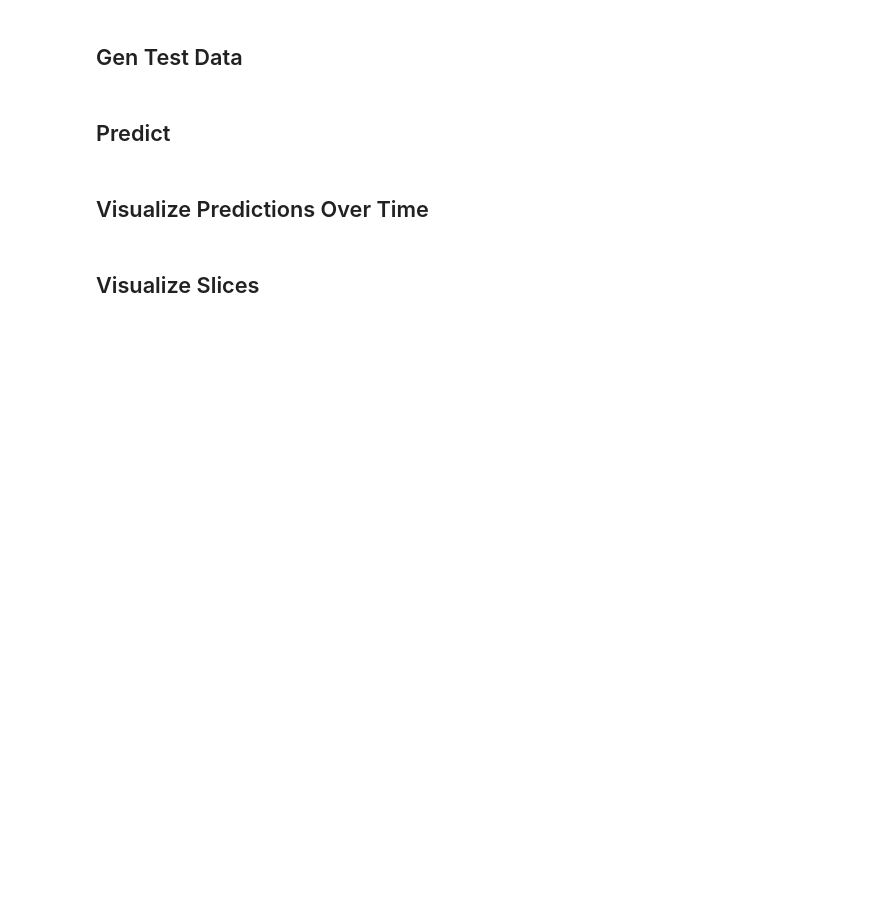
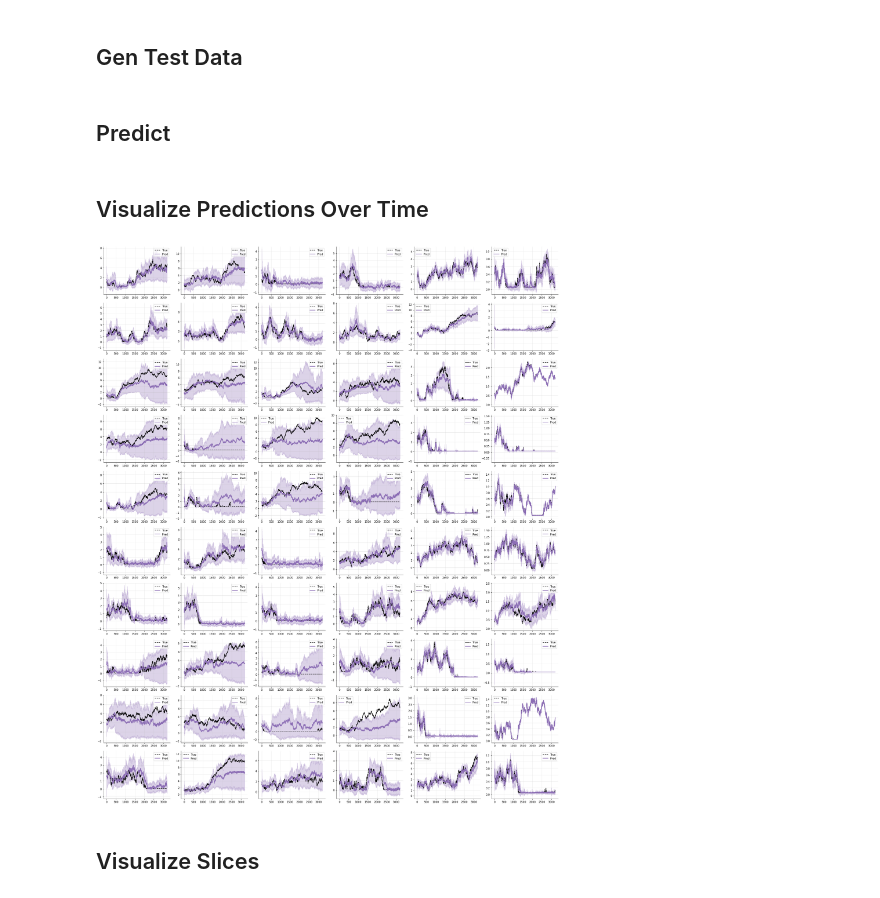
Before and after one commit to LuSchumacher/dynamic_ddm, a Jupyter notebook: notebooks/estimate_gp_prob_full_3200_offline.ipynb, the cells around one changed output. Cells and saved outputs as stored; diff of their text form; code cells hidden in the pictures; blank space fills up the shorter version.

```diff
--- a/notebooks/estimate_gp_prob_full_3200_offline.ipynb
+++ b/notebooks/estimate_gp_prob_full_3200_offline.ipynb
@@ -188,24 +212,26 @@ params_test, x_test = generator_fun(TEST_SIZE)
 # %%
 preds = network(x_test)
 # %%
-theta_means = preds.mean()[:, :, 6:]
-theta_stds = preds.stddev()[:, :, 6:]
-theta_test = params_test[:, :, 6:]
+theta_means = preds.mean()[:, :, 6:]  * PARAMS_STD[6:] + PARAMS_MEAN[6:]
+theta_stds = preds.stddev()[:, :, 6:] * PARAMS_STD[6:]
+theta_test = params_test[:, :, 6:] * PARAMS_STD[6:] + PARAMS_MEAN[6:]
 # %% [markdown]
 ##  Visualize Predictions Over Time
 # %%
 f, axarr = plt.subplots(TEST_SIZE, 6, figsize=(25, 30))
 std_mul = 2
 time = np.arange(1, theta_test.shape[1]+1)
 for j in range(TEST_SIZE):
     for i in range(6):
         ax = axarr[j, i]
         ax.plot(time, theta_test[j, :, i], label='True', color='black', linestyle='dashed')
-        # ax.plot(time, theta_means[j, :, i], label='Pred', lw=2, color='#8c6eb5')
-        # ax.fill_between(time,
-        #                 theta_means[j, :, i] + std_mul * theta_stds[j, :, i],
-        #                 theta_means[j, :, i] - std_mul * theta_stds[j, :, i], color='#8c6eb5', alpha=0.3)
+        ax.plot(time, theta_means[j, :, i], label='Pred', lw=2, color='#8c6eb5')
+        ax.fill_between(time,
+                        theta_means[j, :, i] + std_mul * theta_stds[j, :, i],
+                        theta_means[j, :, i] - std_mul * theta_stds[j, :, i], color='#8c6eb5', alpha=0.3)
         sns.despine(ax=ax)
         ax.legend()
         ax.grid(alpha=0.3)
 f.tight_layout()
+# %% [output]
+[figure, added]
```
Also changed, not shown: parts of 5 cells of this notebook.
